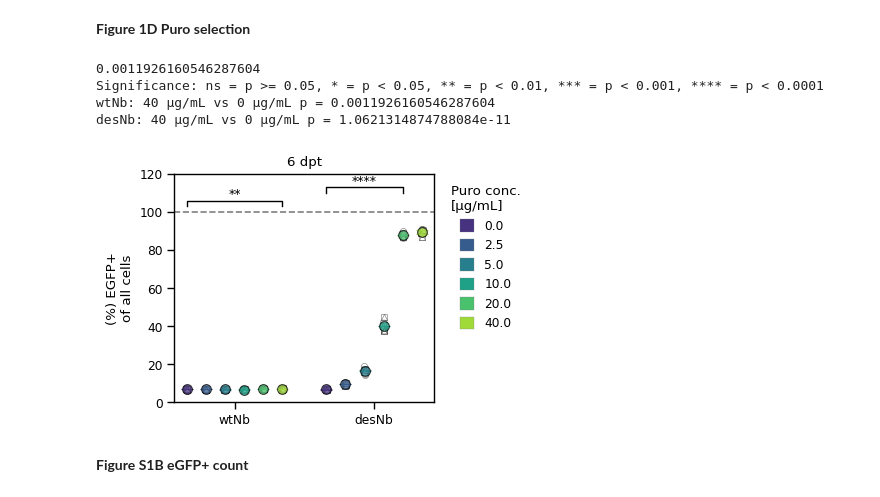
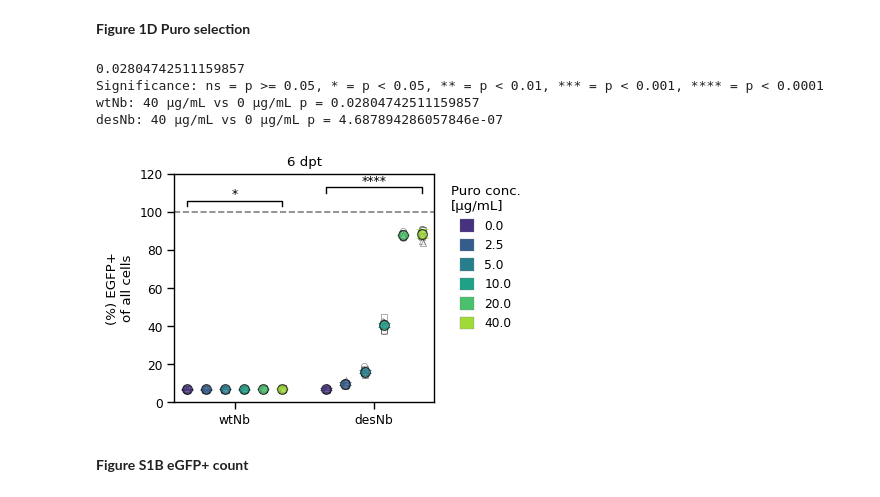
Before and after one commit to GallowayLabMIT/dasit_manuscript, a Jupyter notebook: Figure_1_S1/Figure_1_and_S1.ipynb, the cells around one changed output. Saved outputs shown, nothing was run; the diff lists cells and outputs as text; code cells hidden in the pictures.

```diff
--- a/Figure_1_S1/Figure_1_and_S1.ipynb
+++ b/Figure_1_S1/Figure_1_and_S1.ipynb
@@ -88,4 +137,7 @@ else:
 # %% [markdown]
 **Rename mGL-A and mGL-H columns to eGFP-A and eGFP-H**
-# %%
-df_puro = df_puro.rename(columns={'mGL-A': 'eGFP-A', 'mGL-H': 'eGFP-H'})
+# %%
+df_puro = df_puro.rename(columns={'mGL-A': 'eGFP-A', 'mGL-H': 'eGFP-H', 'Date':'rep', 'Puro#':'puro','reporter':'cond'})
+df_puro.loc[df_puro['rep'] == '2026.06.03.x', 'rep'] = 1
+df_puro.loc[df_puro['rep'] == '2026.06.03.xx', 'rep'] = 2
+df_puro.loc[df_puro['rep'] == '2026.06.03.xxx', 'rep'] = 3
@@ -456,7 +534,7 @@ from scipy.stats import ttest_ind
 # Get x positions for the relevant conditions
 wtNb_40_x = group_centers[0] + offsets[list(hue_order).index(40)]
 desNb_0_x = group_centers[1] + offsets[list(hue_order).index(0)]
-desNb_40_x = group_centers[1] + offsets[list(hue_order).index(20)]
+desNb_40_x = group_centers[1] + offsets[list(hue_order).index(40)]
 wtNb_0_x = group_centers[0] + offsets[list(hue_order).index(0)]
 
 # Get biological replicate data
@@ -472,7 +550,7 @@ wtNb_0 = bio_means[
 
 desNb_40 = bio_means[
     (bio_means['cond'] == 'pKG04440') &
-    (bio_means['puro'] == 20)
+    (bio_means['puro'] == 40)
 ]['percent']
 
 desNb_0 = bio_means[
@@ -502,39 +580,7 @@ _, p_wt_0_vs_40 = ttest_ind(
     equal_var=True,
     alternative='two-sided'
 )
-# Convert p-value to significance stars
-def p_to_stars(p):
-    if p < 0.0001:
-        return '****'
-    elif p < 0.001:
-        return '***'
-    elif p < 0.01:
-        return '**'
-    elif p < 0.05:
-        return '*'
-    else:
-        return 'ns'
 
-
-# Function for drawing brackets
-def add_sig_bracket(ax, x1, x2, y, h, p):
-
-    ax.plot(
-        [x1, x1, x2, x2],
-        [y, y+h, y+h, y],
-        color='black',
-        linewidth=1,
-        clip_on=False
-    )
-
-    ax.text(
-        (x1 + x2) / 2,
-        y + h,
-        p_to_stars(p),
-        ha='center',
-        va='bottom',
-        fontsize=9
-    )
 
 
 # ---------------------------------------------------------
@@ -592,37 +638,37 @@ wtNb_40_mean = bio_means.loc[
 ].mean()
 
 desNb_0_mean = bio_means.loc[
     (bio_means['cond'] == 'pKG04440') &
     (bio_means['puro'] == 0),
     'percent'
 ].mean()
 
 desNb_40_mean = bio_means.loc[
     (bio_means['cond'] == 'pKG04440') &
     (bio_means['puro'] == 40),
     'percent'
 ].mean()
 
 
 # Calculate fold changes
 wtNb_fold_change = wtNb_40_mean / wtNb_0_mean
 desNb_fold_change = desNb_40_mean / desNb_0_mean
 # Print results
 print(
     f"wtNb: 40 µg/mL vs 0 µg/mL p = "
     f"{p_wt_0_vs_40}"
 )
 
 print(
     f"desNb: 40 µg/mL vs 0 µg/mL p = "
     f"{p_des_0_vs_40}"
 )
 # %% [output]
-0.0011926160546287604
+0.02804742511159857
 Significance: ns = p >= 0.05, * = p < 0.05, ** = p < 0.01, *** = p < 0.001, **** = p < 0.0001
-wtNb: 40 µg/mL vs 0 µg/mL p = 0.0011926160546287604
-desNb: 40 µg/mL vs 0 µg/mL p = 1.0621314874788084e-11
+wtNb: 40 µg/mL vs 0 µg/mL p = 0.02804742511159857
+desNb: 40 µg/mL vs 0 µg/mL p = 4.687894286057846e-07
-[figure, old version]
+[figure, new version]
 # %% [markdown]
 **Figure S1B eGFP+ count**
 # %%
```
Also changed, not shown: parts of 14 cells of this notebook.
